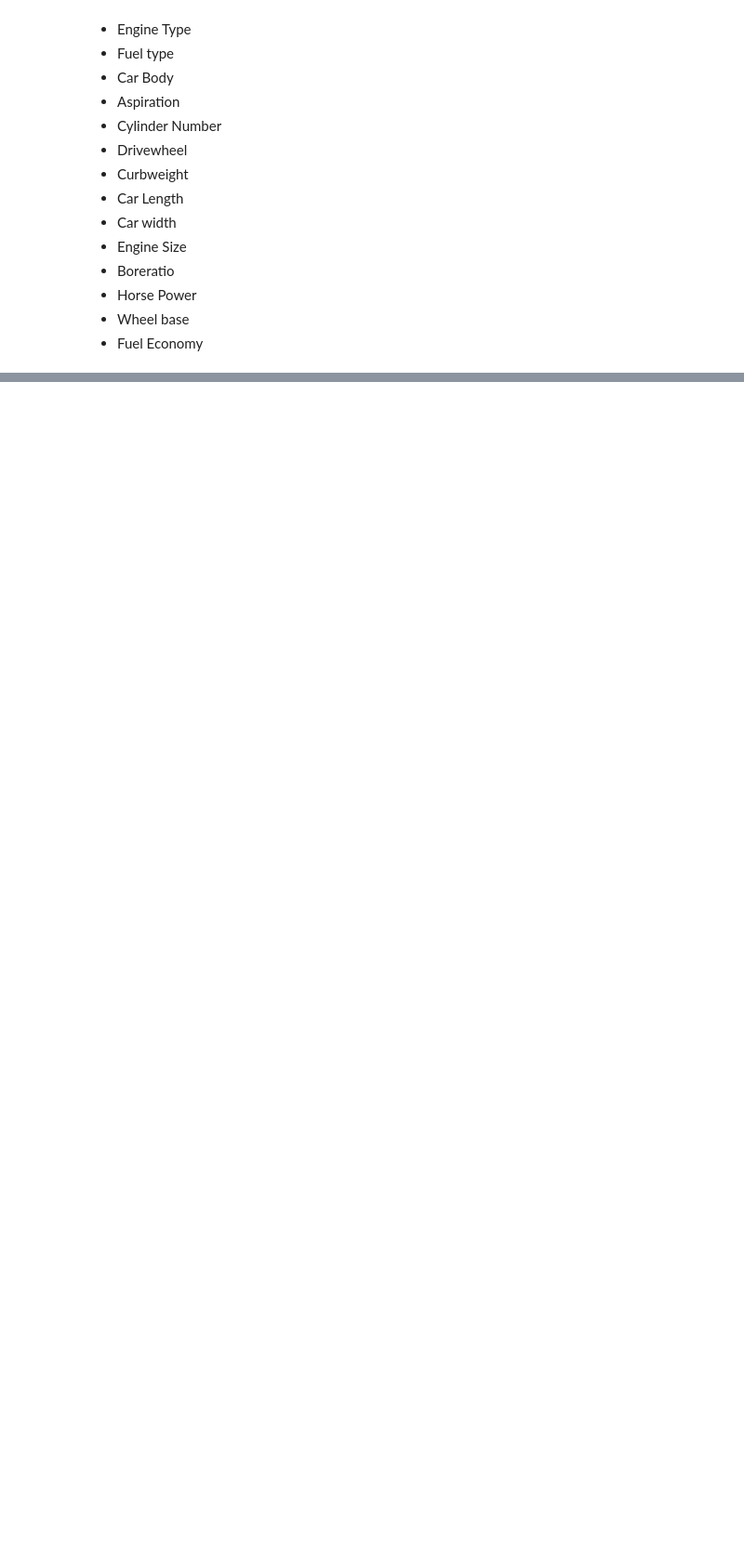
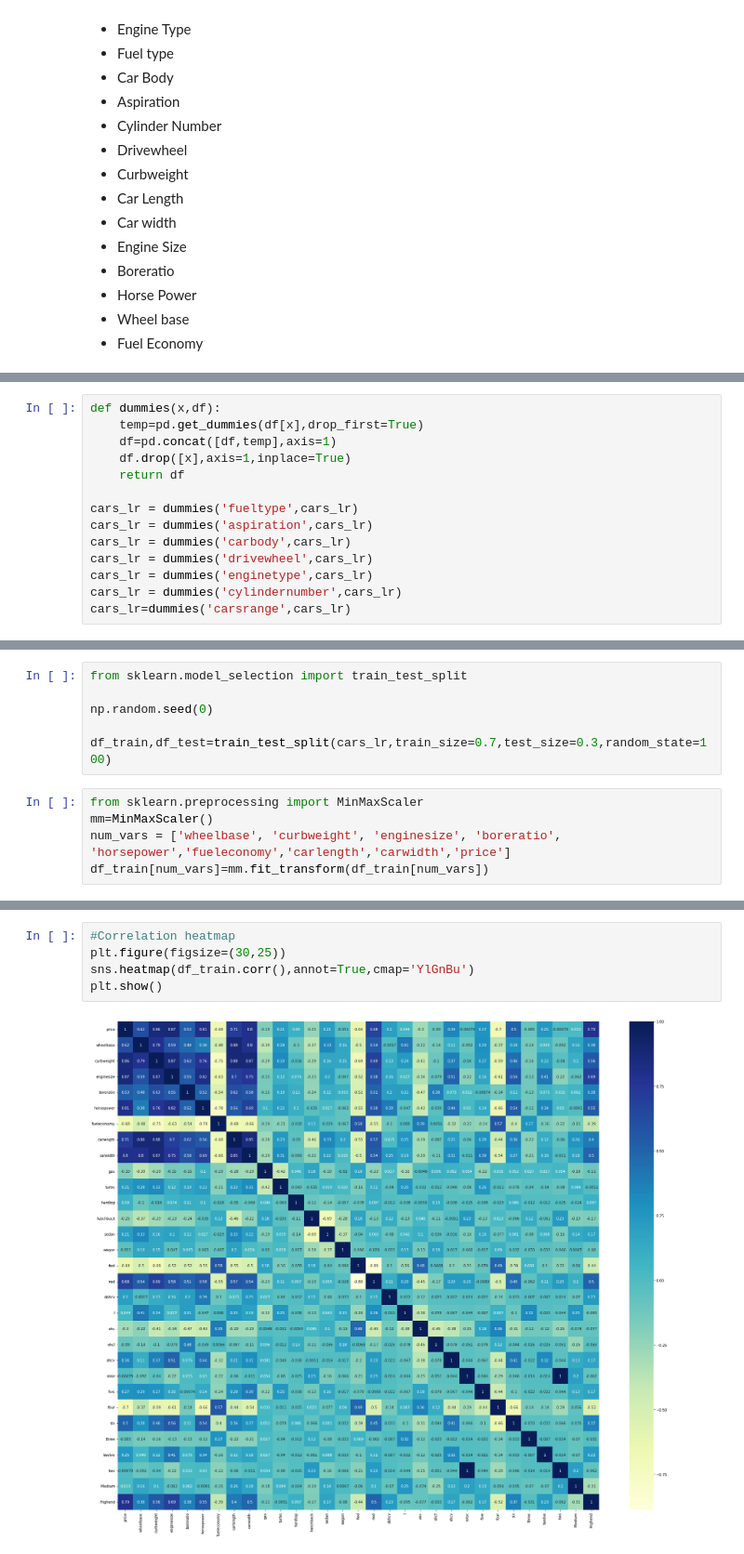
Before and after one commit to keithferns98/ML_Models, a Jupyter notebook: Linear_Reg_cleaning_adv.ipynb, the cells around one changed output, grey strips where cells are left out. Shown at 93% size. Cells and saved outputs as stored; diff of their text form; blank space fills up the shorter version.

```diff
--- a/Linear_Reg_cleaning_adv.ipynb
+++ b/Linear_Reg_cleaning_adv.ipynb
@@ -451,0 +458,14 @@ List of significant variables after Visual analysis :¶
+# %%
+def dummies(x,df):
+    temp=pd.get_dummies(df[x],drop_first=True)
+    df=pd.concat([df,temp],axis=1)
+    df.drop([x],axis=1,inplace=True)
+    return df
+
+cars_lr = dummies('fueltype',cars_lr)
+cars_lr = dummies('aspiration',cars_lr)
+cars_lr = dummies('carbody',cars_lr)
+cars_lr = dummies('drivewheel',cars_lr)
+cars_lr = dummies('enginetype',cars_lr)
+cars_lr = dummies('cylindernumber',cars_lr)
+cars_lr=dummies('carsrange',cars_lr)
@@ -451,0 +496,11 @@ List of significant variables after Visual analysis :¶
+# %%
+from sklearn.model_selection import train_test_split
+
+np.random.seed(0)
+
+df_train,df_test=train_test_split(cars_lr,train_size=0.7,test_size=0.3,random_state=100)
+# %%
+from sklearn.preprocessing import MinMaxScaler
+mm=MinMaxScaler()
+num_vars = ['wheelbase', 'curbweight', 'enginesize', 'boreratio', 'horsepower','fueleconomy','carlength','carwidth','price']
+df_train[num_vars]=mm.fit_transform(df_train[num_vars])
@@ -451,0 +528,7 @@ List of significant variables after Visual analysis :¶
+# %%
+#Correlation heatmap
+plt.figure(figsize=(30,25))
+sns.heatmap(df_train.corr(),annot=True,cmap='YlGnBu')
+plt.show()
+# %% [output]
+[figure, added]
```
Also changed, not shown: parts of 48 cells of this notebook.
